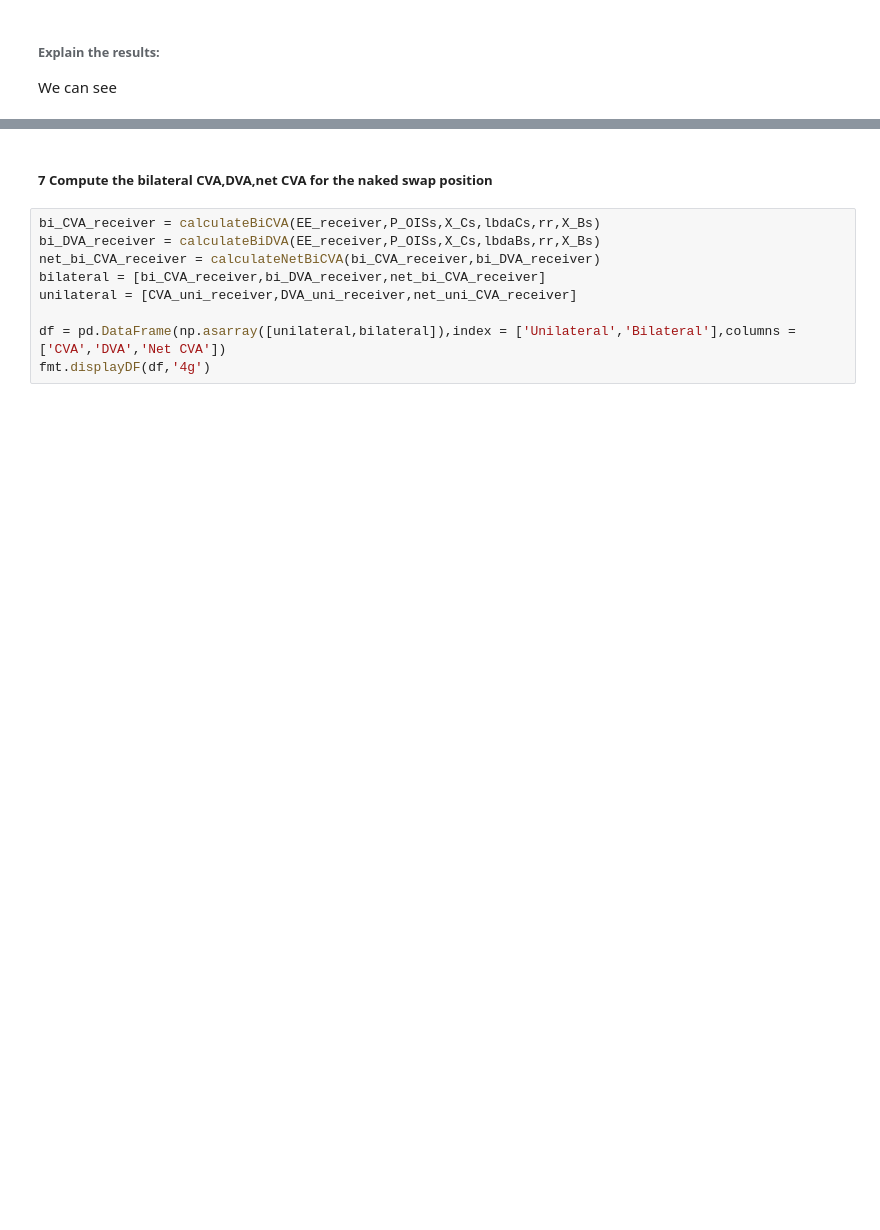
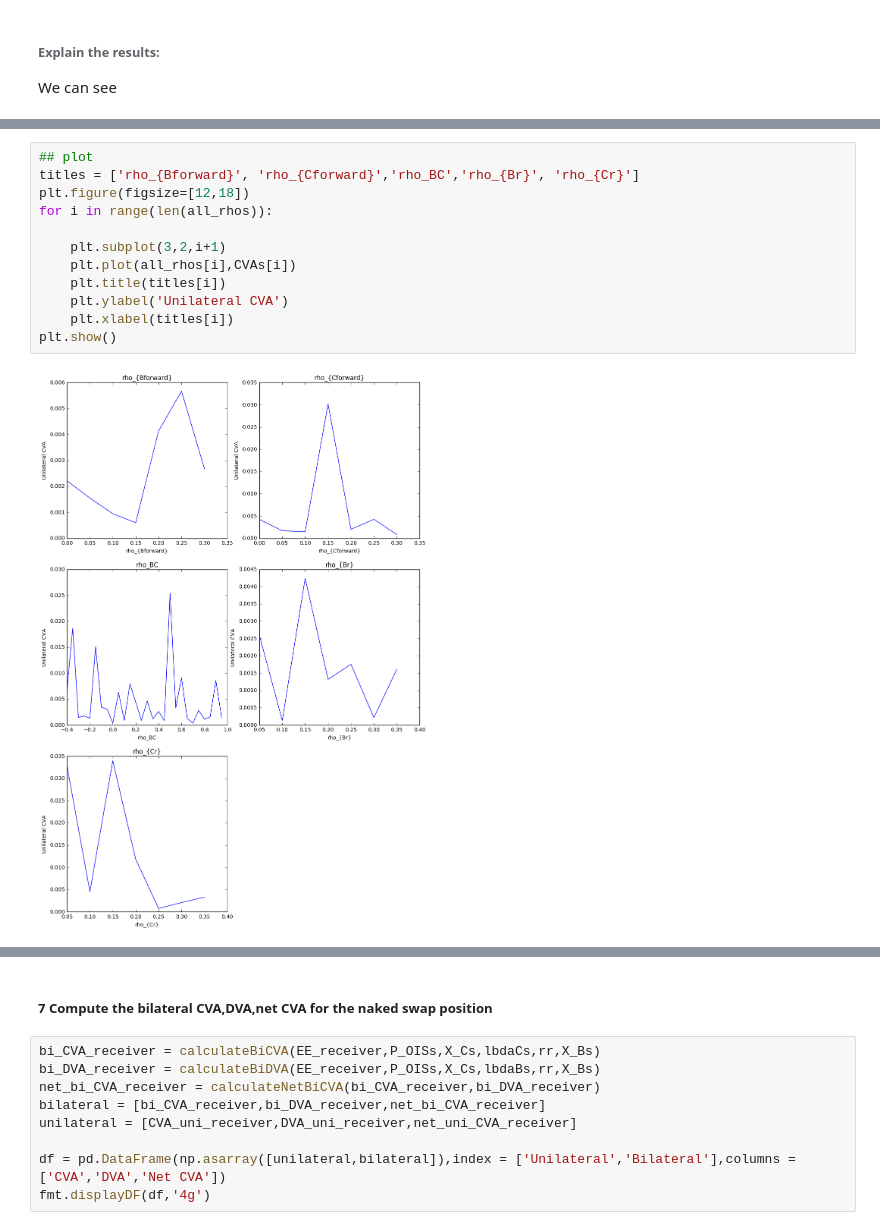
Before and after one commit to lejingxu/CVA_IMM_RegulationProject, a Jupyter notebook: Regulation_Project_Group_4-Copy1.ipynb, the cells around one changed output, grey strips where cells are left out. Saved outputs shown, nothing was run; the diff lists cells and outputs as text; blank space fills up the shorter version.

```diff
--- a/Regulation_Project_Group_4-Copy1.ipynb
+++ b/Regulation_Project_Group_4-Copy1.ipynb
@@ -251,0 +302,14 @@ We can see
+# %%
+## plot
+titles = ['rho_{Bforward}', 'rho_{Cforward}','rho_BC','rho_{Br}', 'rho_{Cr}']
+plt.figure(figsize=[12,18])
+for i in range(len(all_rhos)):
+
+    plt.subplot(3,2,i+1)
+    plt.plot(all_rhos[i],CVAs[i])
+    plt.title(titles[i])
+    plt.ylabel('Unilateral CVA')
+    plt.xlabel(titles[i])
+plt.show()
+# %% [output]
+[figure, added]
```
Also changed, not shown: parts of 16 cells of this notebook, 1 other file.
